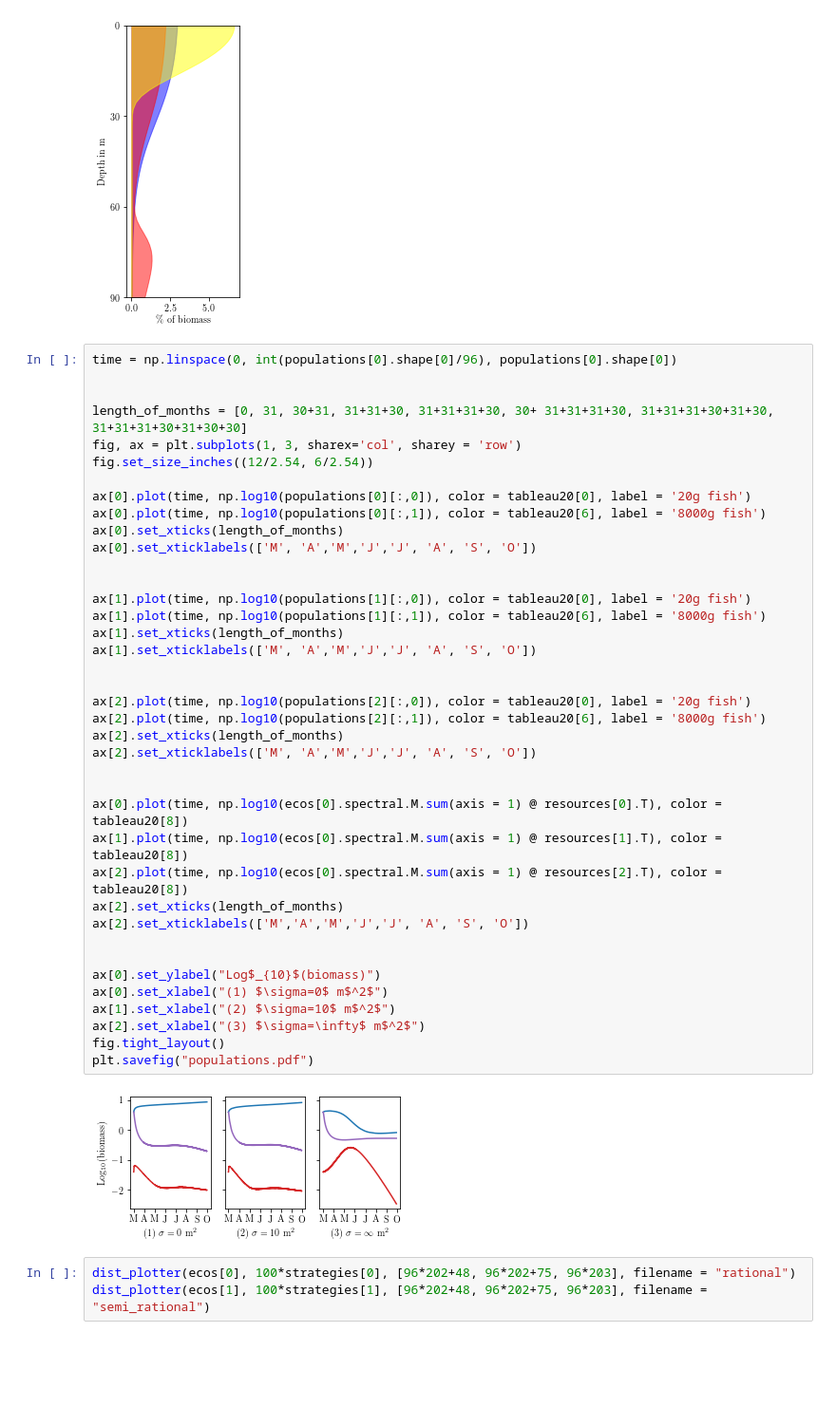
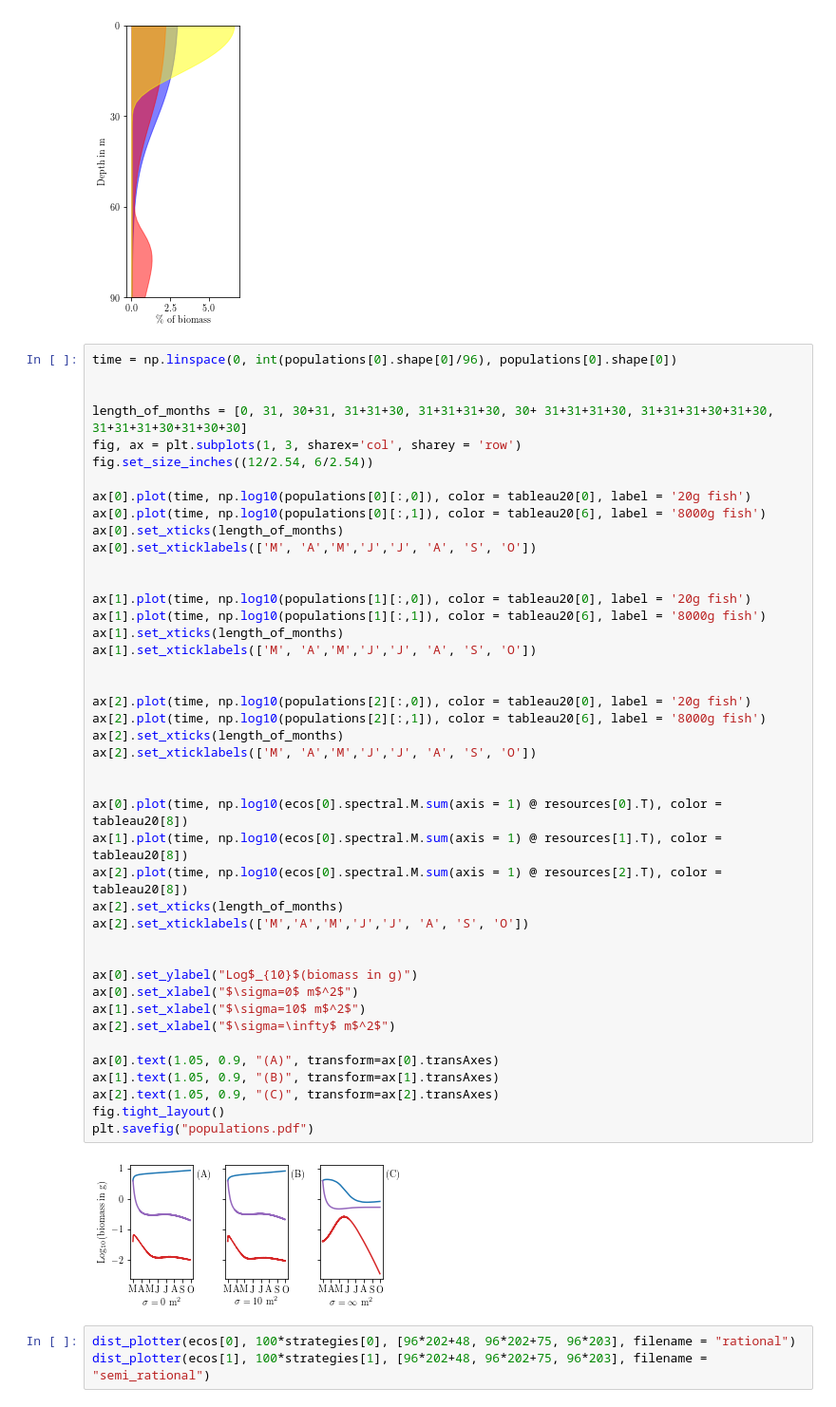
Before and after one commit to jemff/food_web, a Jupyter notebook: current_plotting.ipynb, the cells around one changed output. Shown: that part at 95% size. Saved outputs shown, nothing was run; the diff lists cells and outputs as text; blank space fills up the shorter version.

Commit message:
Updated the plots

```diff
--- a/current_plotting.ipynb
+++ b/current_plotting.ipynb
@@ -235,38 +235,42 @@ fig, ax = plt.subplots(1, 3, sharex='col', sharey = 'row')
 fig.set_size_inches((12/2.54, 6/2.54))
 
 ax[0].plot(time, np.log10(populations[0][:,0]), color = tableau20[0], label = '20g fish')
 ax[0].plot(time, np.log10(populations[0][:,1]), color = tableau20[6], label = '8000g fish')
 ax[0].set_xticks(length_of_months)
 ax[0].set_xticklabels(['M', 'A','M','J','J', 'A', 'S', 'O'])
 
 
 ax[1].plot(time, np.log10(populations[1][:,0]), color = tableau20[0], label = '20g fish')
 ax[1].plot(time, np.log10(populations[1][:,1]), color = tableau20[6], label = '8000g fish')
 ax[1].set_xticks(length_of_months)
 ax[1].set_xticklabels(['M', 'A','M','J','J', 'A', 'S', 'O'])
 
 
 ax[2].plot(time, np.log10(populations[2][:,0]), color = tableau20[0], label = '20g fish')
 ax[2].plot(time, np.log10(populations[2][:,1]), color = tableau20[6], label = '8000g fish')
 ax[2].set_xticks(length_of_months)
 ax[2].set_xticklabels(['M', 'A','M','J','J', 'A', 'S', 'O'])
 
 
 ax[0].plot(time, np.log10(ecos[0].spectral.M.sum(axis = 1) @ resources[0].T), color = tableau20[8])
 ax[1].plot(time, np.log10(ecos[0].spectral.M.sum(axis = 1) @ resources[1].T), color = tableau20[8])
 ax[2].plot(time, np.log10(ecos[0].spectral.M.sum(axis = 1) @ resources[2].T), color = tableau20[8])
 ax[2].set_xticks(length_of_months)
 ax[2].set_xticklabels(['M','A','M','J','J', 'A', 'S', 'O'])
 
 
-ax[0].set_ylabel("Log$_{10}$(biomass)")
-ax[0].set_xlabel("(1) $\sigma=0$ m$^2$")
-ax[1].set_xlabel("(2) $\sigma=10$ m$^2$")
-ax[2].set_xlabel("(3) $\sigma=\infty$ m$^2$")
+ax[0].set_ylabel("Log$_{10}$(biomass in g)")
+ax[0].set_xlabel("$\sigma=0$ m$^2$")
+ax[1].set_xlabel("$\sigma=10$ m$^2$")
+ax[2].set_xlabel("$\sigma=\infty$ m$^2$")
+
+ax[0].text(1.05, 0.9, "(A)", transform=ax[0].transAxes)
+ax[1].text(1.05, 0.9, "(B)", transform=ax[1].transAxes)
+ax[2].text(1.05, 0.9, "(C)", transform=ax[2].transAxes)
 fig.tight_layout()
 plt.savefig("populations.pdf")
 # %% [output]
-[figure, old version]
+[figure, new version]
 # %%
 dist_plotter(ecos[0], 100*strategies[0], [96*202+48, 96*202+75, 96*203], filename = "rational")
 dist_plotter(ecos[1], 100*strategies[1], [96*202+48, 96*202+75, 96*203], filename = "semi_rational")
```
Also changed, not shown: parts of 15 cells of this notebook, 16 other files.
